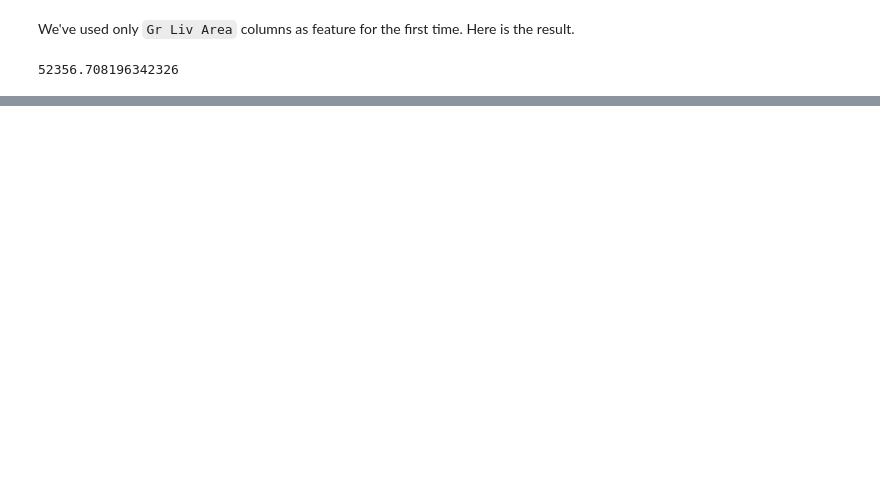
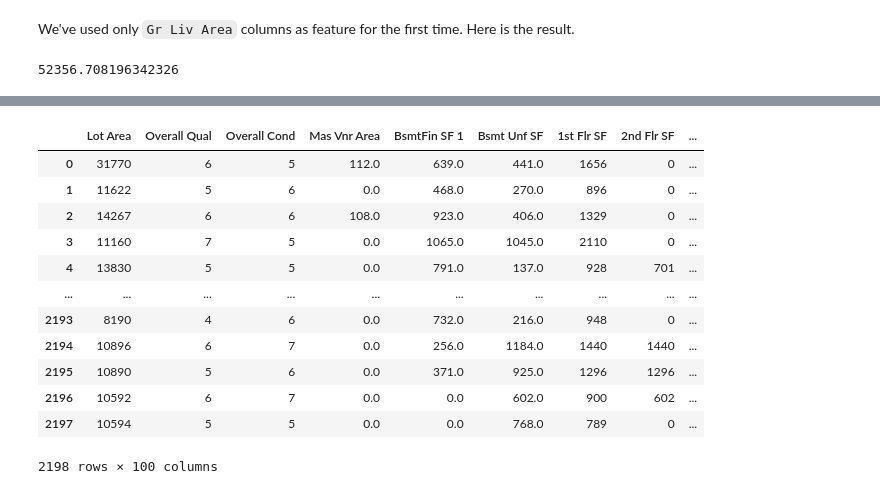
Before and after one commit to 0ld-dancer/dq_projects, a Jupyter notebook: 11. Predicting House Sale Prices/11. Predicting House Sale Prices.ipynb, the cells around one changed output, grey strips where cells are left out. Drawn from its saved outputs; the diff is of its cells as text; code cells hidden in the pictures; blank space fills up the shorter version.

```diff
--- a/11. Predicting House Sale Prices/11. Predicting House Sale Prices.ipynb
+++ b/11. Predicting House Sale Prices/11. Predicting House Sale Prices.ipynb
@@ -383,0 +343,11 @@ ValueError: No axis named 1 for object type Series
+# %%
+all_cat_cols = cleaned_housing_df.select_dtypes('category').columns.to_list()
+
+non_num_cols = [col for col in all_cat_cols if col not in num_cols]
+
+dummies_cols = pd.get_dummies(cleaned_housing_df[non_num_cols])
+
+cleaned_housing_df = cleaned_housing_df.join(dummies_cols)
+
+cleaned_housing_df = cleaned_housing_df.drop(non_num_cols, axis=1)
+cleaned_housing_df.columns
@@ -383,0 +600,24 @@ ValueError: No axis named 1 for object type Series
+# %%
+def train_and_test_2(df, k):
+    '''
+    Func train and test linear regression model on df.
+    Returns RMSE
+
+    df - whole original data set
+    '''
+    train_set, test_set = transform_features(df)
+
+    #Take all numeric columns except target from df returned from select_features()
+    training = select_features_2(train_set, k).columns
+    target = 'SalePrice'
+
+    lin_reg = LinearRegression().fit(train_set[training],
+                                      train_set[target])
+
+    predictions = lin_reg.predict(test_set[training])
+
+    rmse = mean_squared_error(test_set[target], predictions, squared=False)
+
+    return rmse
+# %%
+train_and_test_2(housing_df, 128)
@@ -383,0 +635,3 @@ ValueError: No axis named 1 for object type Series
+# %%
+xyz, zux = transform_features(housing_df)
+xyz
@@ -383,0 +652,17 @@ ValueError: No axis named 1 for object type Series
+# %%
+ffff = select_features_2(xyz, 100)
+ffff
+# %% [output]
+|  | Lot Area | Overall Qual | Overall Cond | Mas Vnr Area | BsmtFin SF 1 | Bsmt Unf SF | 1st Flr SF | 2nd Flr SF | ... |
+| 0 | 31770 | 6 | 5 | 112.0 | 639.0 | 441.0 | 1656 | 0 | ... |
+| 1 | 11622 | 5 | 6 | 0.0 | 468.0 | 270.0 | 896 | 0 | ... |
+| 2 | 14267 | 6 | 6 | 108.0 | 923.0 | 406.0 | 1329 | 0 | ... |
+| 3 | 11160 | 7 | 5 | 0.0 | 1065.0 | 1045.0 | 2110 | 0 | ... |
+| 4 | 13830 | 5 | 5 | 0.0 | 791.0 | 137.0 | 928 | 701 | ... |
+| ... | ... | ... | ... | ... | ... | ... | ... | ... | ... |
+| 2193 | 8190 | 4 | 6 | 0.0 | 732.0 | 216.0 | 948 | 0 | ... |
+| 2194 | 10896 | 6 | 7 | 0.0 | 256.0 | 1184.0 | 1440 | 1440 | ... |
+| 2195 | 10890 | 5 | 6 | 0.0 | 371.0 | 925.0 | 1296 | 1296 | ... |
+| 2196 | 10592 | 6 | 7 | 0.0 | 0.0 | 602.0 | 900 | 602 | ... |
+| 2197 | 10594 | 5 | 5 | 0.0 | 0.0 | 768.0 | 789 | 0 | ... |
+2198 rows × 100 columns
```
Also changed, not shown: parts of 57 cells of this notebook.
